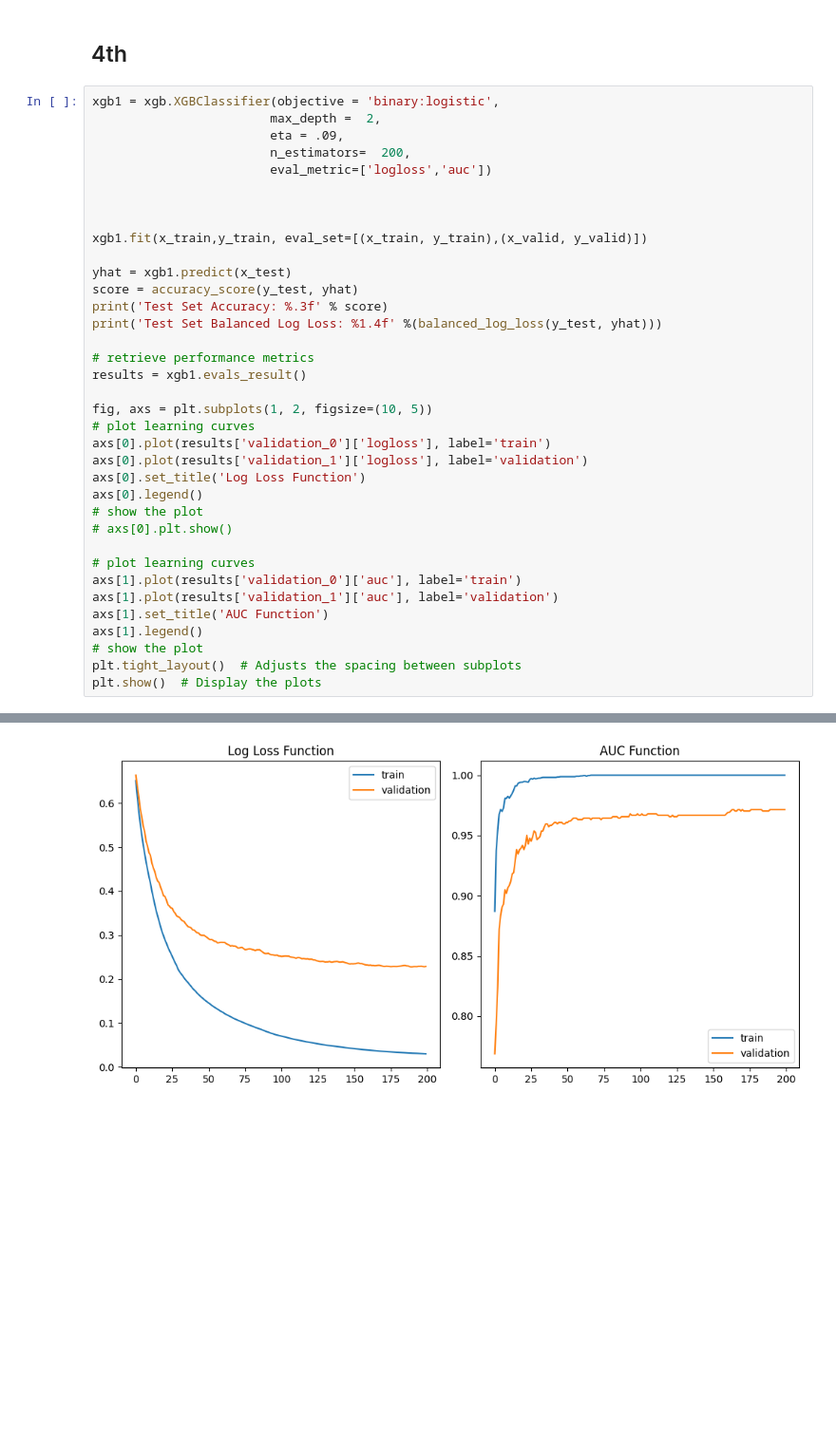
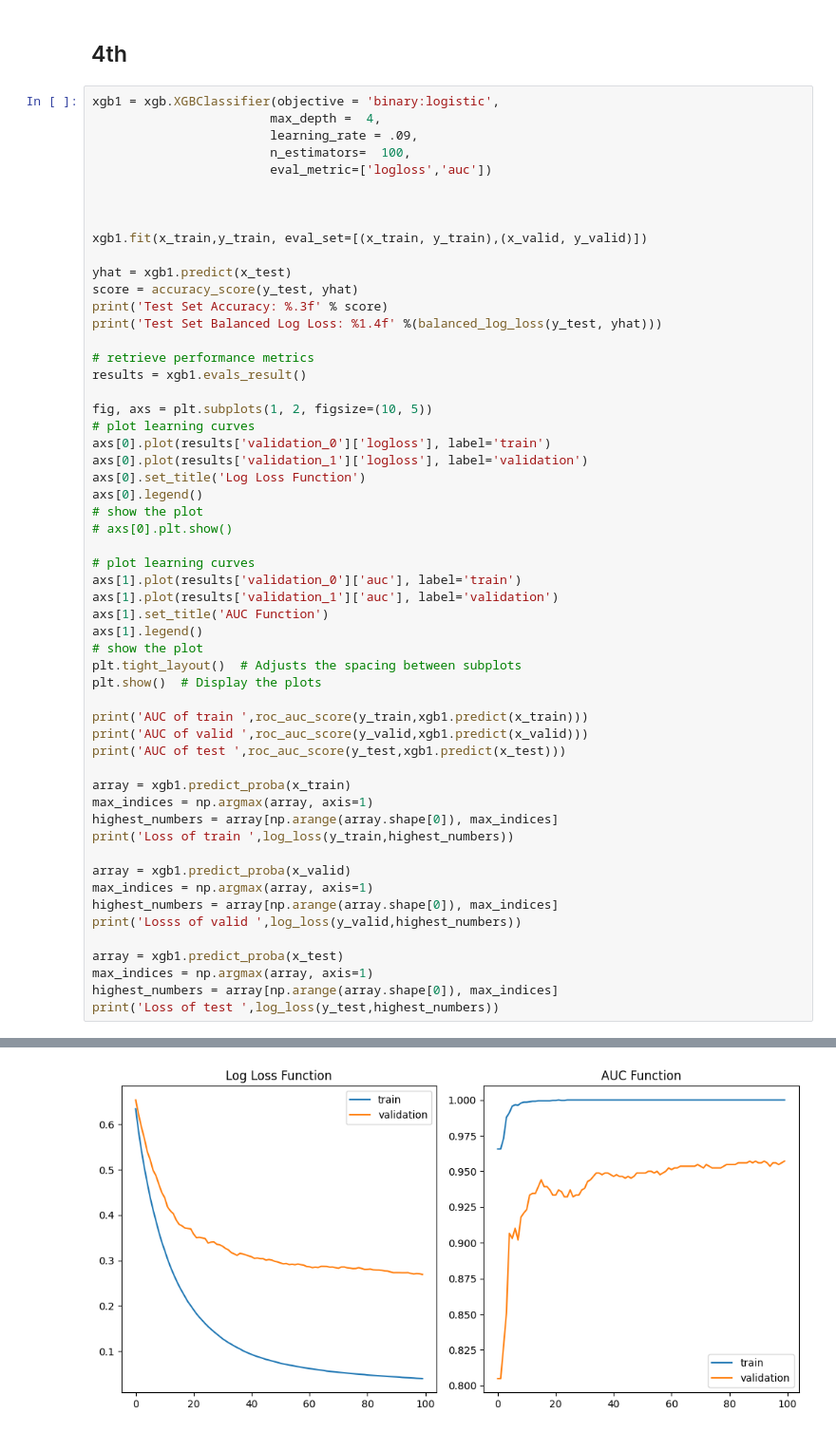
Before and after one commit to darby-brown/predicting-age-related-diseases, a Jupyter notebook: bryan_playground/xgboost/xgboost_model.ipynb, the cells around one changed output, grey strips where cells are left out. Shown at 95% size. Saved outputs shown, nothing was run; the diff lists cells and outputs as text; blank space fills up the shorter version.

```diff
--- a/bryan_playground/xgboost/xgboost_model.ipynb
+++ b/bryan_playground/xgboost/xgboost_model.ipynb
@@ -302,9 +380,9 @@ Test Set Balanced Log Loss: -1.5699
 ## 4th
 # %%
 xgb1 = xgb.XGBClassifier(objective = 'binary:logistic',
-                        max_depth =  2,
-                        eta = .09,
-                        n_estimators=  200,
+                        max_depth =  4,
+                        learning_rate = .09,
+                        n_estimators=  100,
                         eval_metric=['logloss','auc'])
 
 
@@ -336,4 +414,23 @@ axs[1].legend()
 # show the plot
 plt.tight_layout()  # Adjusts the spacing between subplots
 plt.show()  # Display the plots
+
+print('AUC of train ',roc_auc_score(y_train,xgb1.predict(x_train)))
+print('AUC of valid ',roc_auc_score(y_valid,xgb1.predict(x_valid)))
+print('AUC of test ',roc_auc_score(y_test,xgb1.predict(x_test)))
+
+array = xgb1.predict_proba(x_train)
+max_indices = np.argmax(array, axis=1)
+highest_numbers = array[np.arange(array.shape[0]), max_indices]
+print('Loss of train ',log_loss(y_train,highest_numbers))
+
+array = xgb1.predict_proba(x_valid)
+max_indices = np.argmax(array, axis=1)
+highest_numbers = array[np.arange(array.shape[0]), max_indices]
+print('Losss of valid ',log_loss(y_valid,highest_numbers))
+
+array = xgb1.predict_proba(x_test)
+max_indices = np.argmax(array, axis=1)
+highest_numbers = array[np.arange(array.shape[0]), max_indices]
+print('Loss of test ',log_loss(y_test,highest_numbers))
 # %% [output]
@@ -355,3 +452,3 @@ plt.show()  # Display the plots
 Test Set Accuracy: 0.864
 Test Set Balanced Log Loss: -3.1399
-[figure, old version]
+[figure, new version]
```
Also changed, not shown: parts of 7 cells of this notebook.
